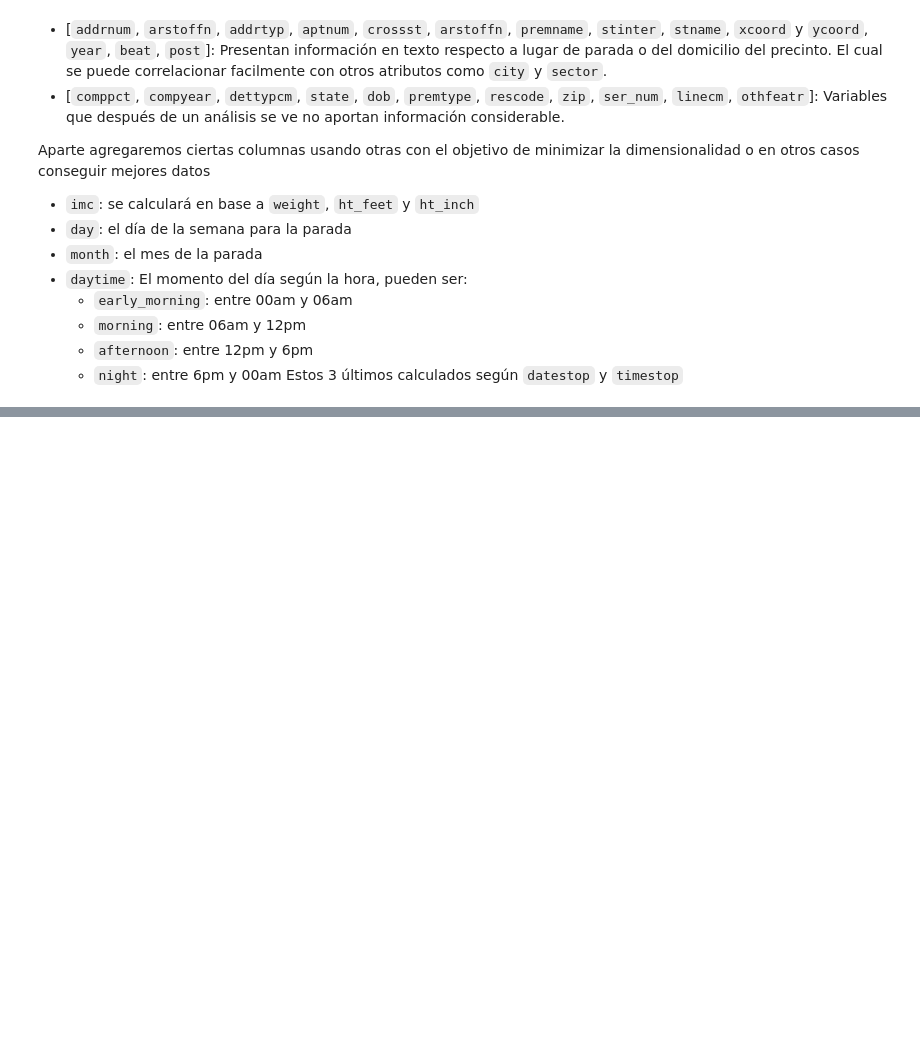
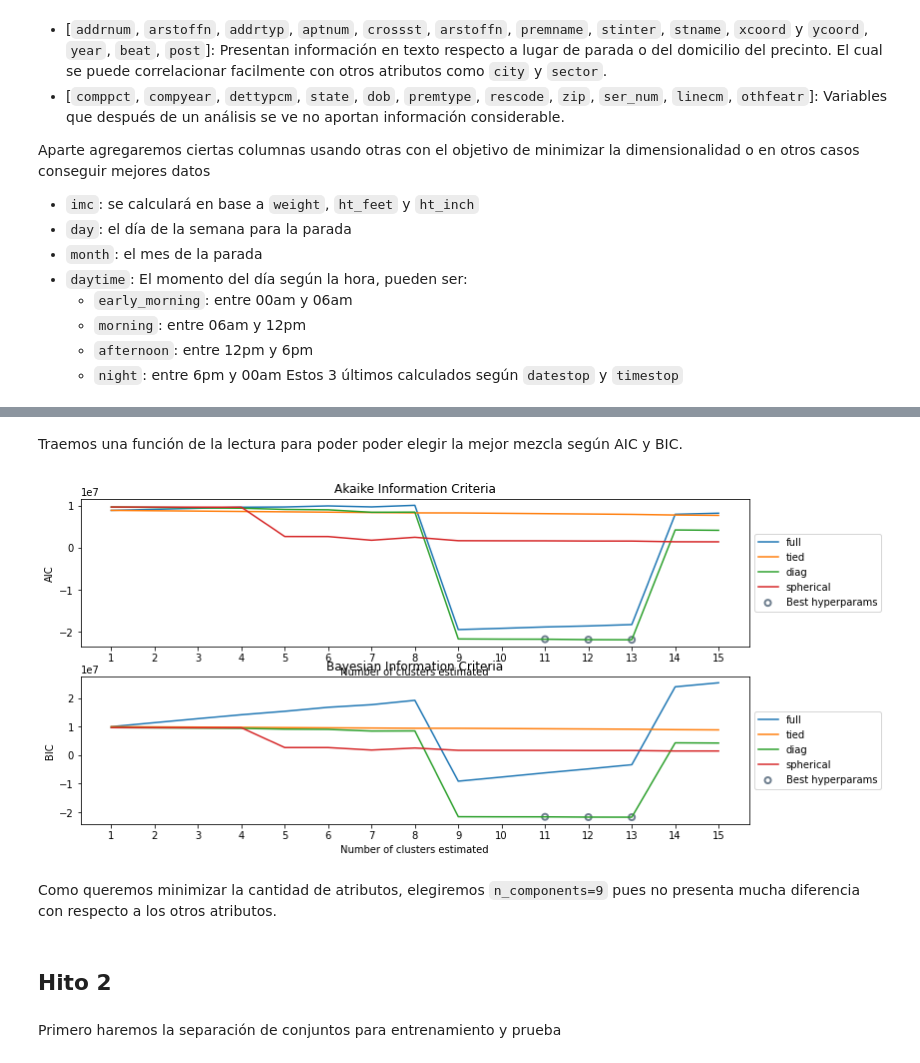
Before and after one commit to Japsz/DesafioLatam, a Jupyter notebook: Unidad 3 - Machine Learning/Prueba/Predicción de delitos/hito1.ipynb, the cells around one changed output, grey strips where cells are left out. Drawn from its saved outputs; the diff is of its cells as text; code cells hidden in the pictures; blank space fills up the shorter version.

Commit message:
Hito 1 Predicción de delitos - Arrestos

```diff
--- a/Unidad 3 - Machine Learning/Prueba/Predicción de delitos/hito1.ipynb
+++ b/Unidad 3 - Machine Learning/Prueba/Predicción de delitos/hito1.ipynb
@@ -251,0 +261,15 @@ refactoredDf = refactorDataframe(df)
+# %%
+# Intentaremos hacer un modelo Mezcla de Gaussianas con una mezcla de las variables categoricas para sospecha de crímenes
+n_components = np.linspace(1, 15, 15, dtype='int')
+# Separamos las columnas para hacer la mezcla de gaussianas
+X = pd.concat([
+    df.loc[:, ['repcmd', 'revcmd']],
+    pd.get_dummies(df.loc[:, ['pct', 'addrpct', 'detailcm']]),
+    pd.get_dummies(df['sumoffen']),
+    pd.get_dummies(df['crimsusp']),
+], axis=1)
+# Escalamos nuestro espacio de atributos con StandardScaler
+gaussianScaler = StandardScaler()
+X = gaussianScaler.fit_transform(X)
+# %% [markdown]
+Traemos una función de la lectura para poder poder elegir la mejor mezcla según AIC y BIC.
@@ -251,0 +333,6 @@ refactoredDf = refactorDataframe(df)
+# %%
+gmm_information_criteria_report(X, k=n_components, random_seed=19137)
+# %% [output]
+[figure, added]
+# %% [markdown]
+Como queremos minimizar la cantidad de atributos, elegiremos `n_components=9` pues no presenta mucha diferencia con respecto a los otros atributos.
@@ -251,0 +344,4 @@ refactoredDf = refactorDataframe(df)
+# %% [markdown]
+## Hito 2
+# %% [markdown]
+Primero haremos la separación de conjuntos para entrenamiento y prueba
```
Also changed, not shown: parts of 31 cells of this notebook, 1 other file.
